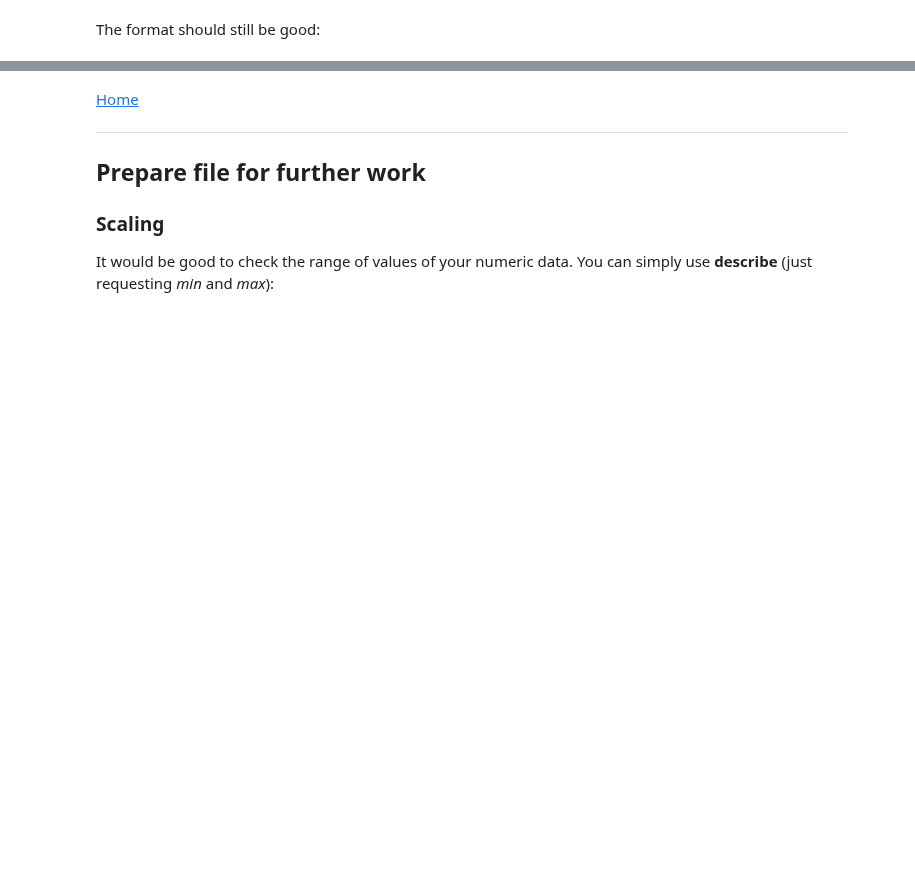
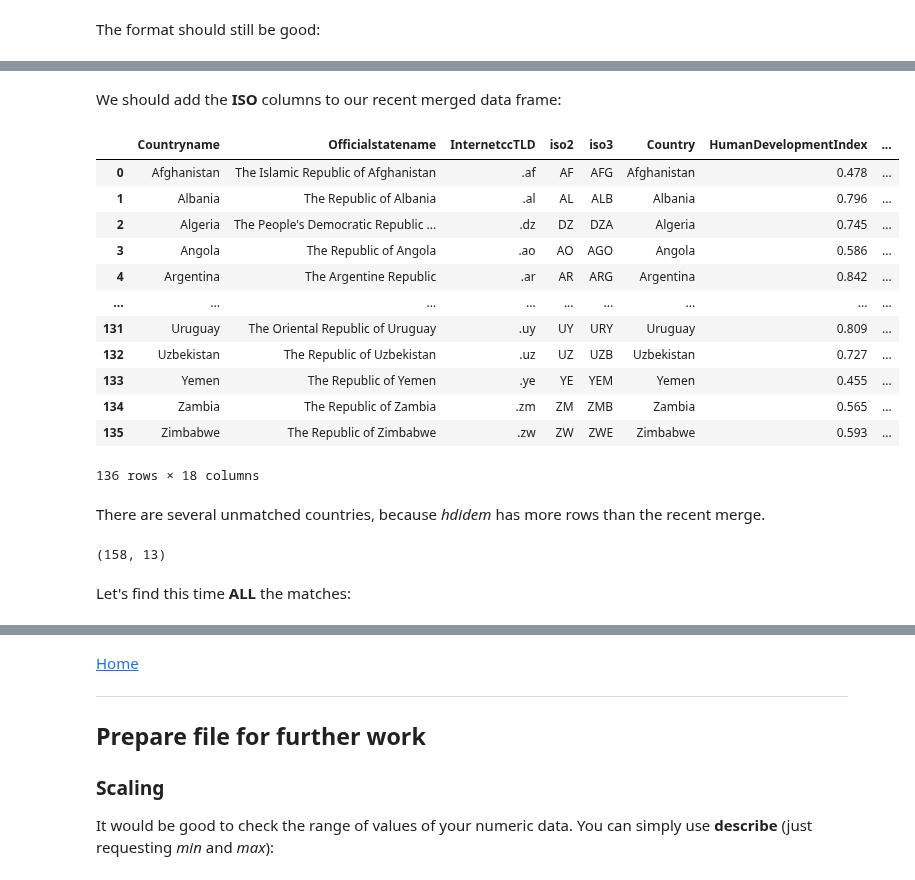
Before and after one commit to eScienceWinterSchool/PythonSession, a Jupyter notebook: index.ipynb, the cells around one changed output, grey strips where cells are left out. Cells and saved outputs as stored; diff of their text form; code cells hidden in the pictures; blank space fills up the shorter version.

```diff
--- a/index.ipynb
+++ b/index.ipynb
@@ -395,0 +892,4 @@ hdidem.info()
+# %%
+isos='https://github.com/EvansDataScience/CTforGA_integrating/raw/main/isodata.csv'
+isodata=pd.read_csv(isos)
+isodata.head(10)
@@ -395,0 +908,28 @@ hdidem.info()
+# %% [markdown]
+We should add the **ISO** columns to our recent merged data frame:
+# %%
+# key columns are not spelled the same:
+
+isodata.merge(hdidem,right_on='Country', left_on='Countryname')
+# %% [output]
+|  | Countryname | Officialstatename | InternetccTLD | iso2 | iso3 | Country | HumanDevelopmentIndex | ... |
+| 0 | Afghanistan | The Islamic Republic of Afghanistan | .af | AF | AFG | Afghanistan | 0.478 | ... |
+| 1 | Albania | The Republic of Albania | .al | AL | ALB | Albania | 0.796 | ... |
+| 2 | Algeria | The People's Democratic Republic ... | .dz | DZ | DZA | Algeria | 0.745 | ... |
+| 3 | Angola | The Republic of Angola | .ao | AO | AGO | Angola | 0.586 | ... |
+| 4 | Argentina | The Argentine Republic | .ar | AR | ARG | Argentina | 0.842 | ... |
+| ... | ... | ... | ... | ... | ... | ... | ... | ... |
+| 131 | Uruguay | The Oriental Republic of Uruguay | .uy | UY | URY | Uruguay | 0.809 | ... |
+| 132 | Uzbekistan | The Republic of Uzbekistan | .uz | UZ | UZB | Uzbekistan | 0.727 | ... |
+| 133 | Yemen | The Republic of Yemen | .ye | YE | YEM | Yemen | 0.455 | ... |
+| 134 | Zambia | The Republic of Zambia | .zm | ZM | ZMB | Zambia | 0.565 | ... |
+| 135 | Zimbabwe | The Republic of Zimbabwe | .zw | ZW | ZWE | Zimbabwe | 0.593 | ... |
+136 rows × 18 columns
+# %% [markdown]
+There are several unmatched countries, because _hdidem_ has more rows than the recent merge.
+# %%
+hdidem.shape
+# %% [output]
+(158, 13)
+# %% [markdown]
+Let's find this time **ALL** the matches:
```
Also changed, not shown: parts of 72 cells of this notebook, 2 other files.
